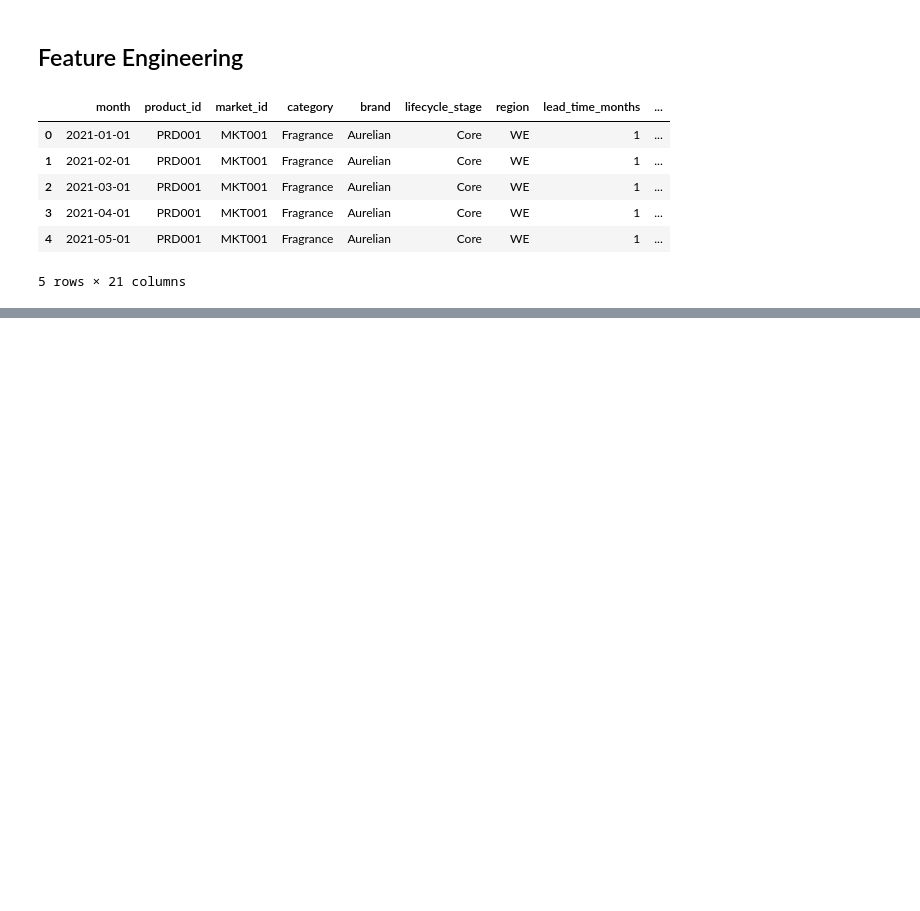
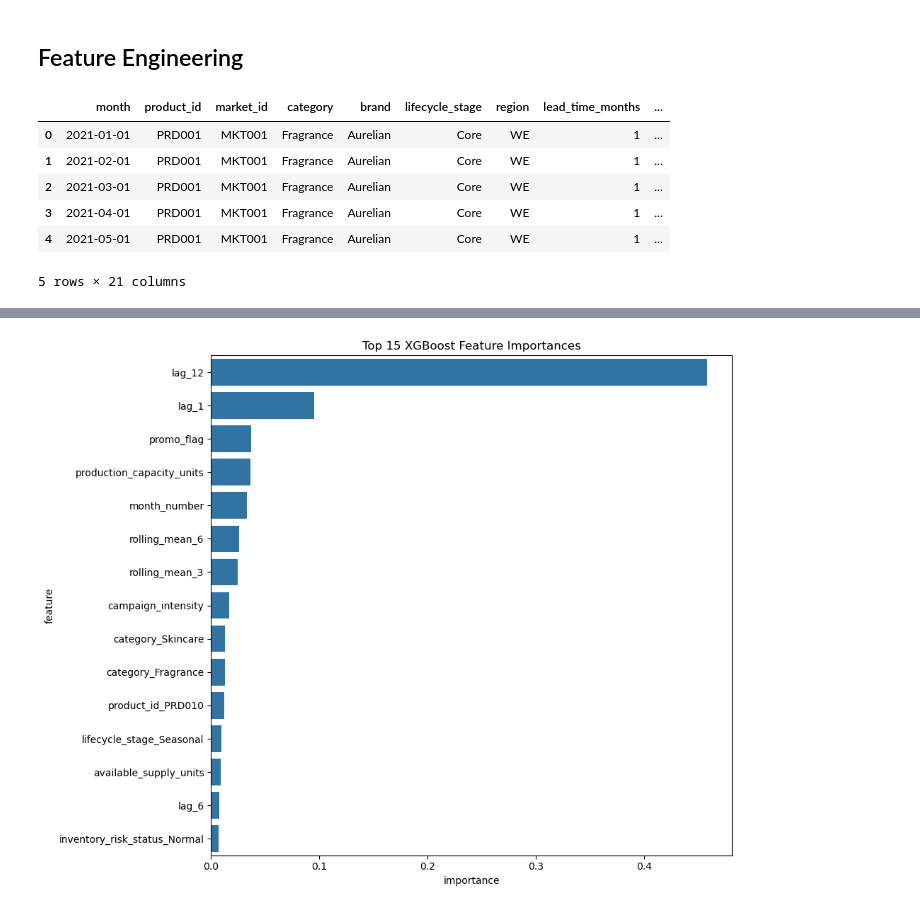
Before and after one commit to nachospreafico/supply-constrained-demand-forecasting-engine, a Jupyter notebook: notebooks/03_machine_learning_forecasting.ipynb, the cells around one changed output, grey strips where cells are left out. Saved outputs shown, nothing was run; the diff lists cells and outputs as text; code cells hidden in the pictures; blank space fills up the shorter version.

```diff
--- a/notebooks/03_machine_learning_forecasting.ipynb
+++ b/notebooks/03_machine_learning_forecasting.ipynb
@@ -141,0 +408,15 @@ df.head()
+# %%
+xgb = XGBRegressor(
+    n_estimators=500,
+    max_depth=6,
+    learning_rate=0.05,
+    subsample=0.8,
+    colsample_bytree=0.8,
+    random_state=42,
+    n_jobs=-1
+)
+# %%
+xgb.fit(
+    X_train,
+    y_train
+)
@@ -141,0 +453,10 @@ df.head()
+# %%
+xgb_feature_importance = (
+    pd.DataFrame({
+        "feature": X_train.columns,
+        "importance": xgb.feature_importances_
+    })
+    .sort_values("importance", ascending=False)
+)
+
+xgb_feature_importance.head(15)
@@ -141,0 +480,14 @@ df.head()
+# %%
+plt.figure(figsize=(10, 8))
+
+sns.barplot(
+    data=xgb_feature_importance.head(15),
+    x="importance",
+    y="feature"
+)
+
+plt.title("Top 15 XGBoost Feature Importances")
+plt.tight_layout()
+plt.show()
+# %% [output]
+[figure, added]
```
Also changed, not shown: parts of 30 cells of this notebook, 1 other file.
